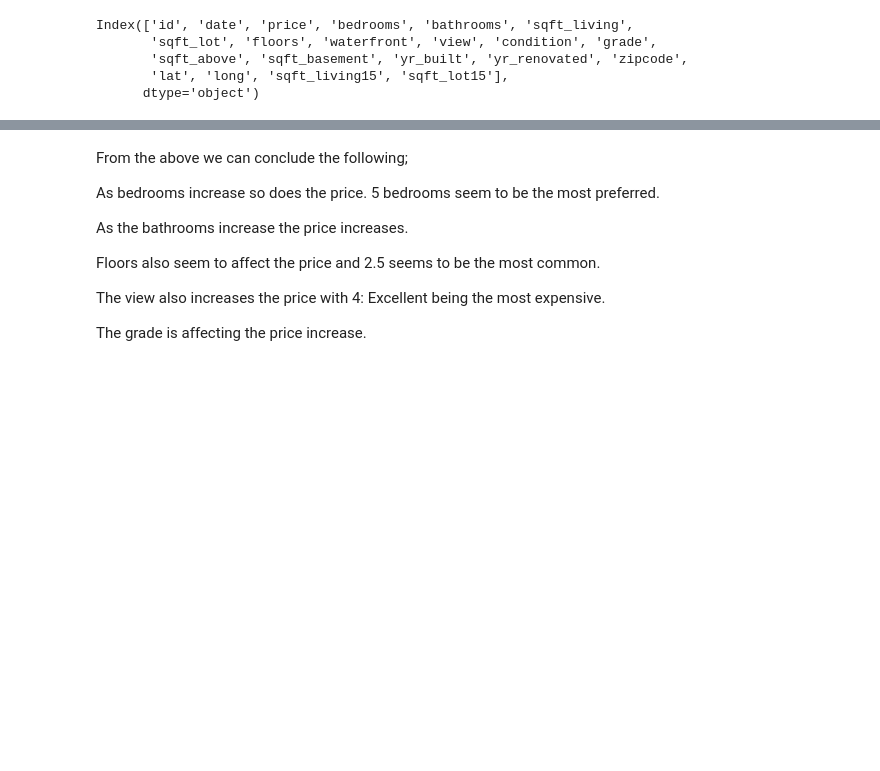
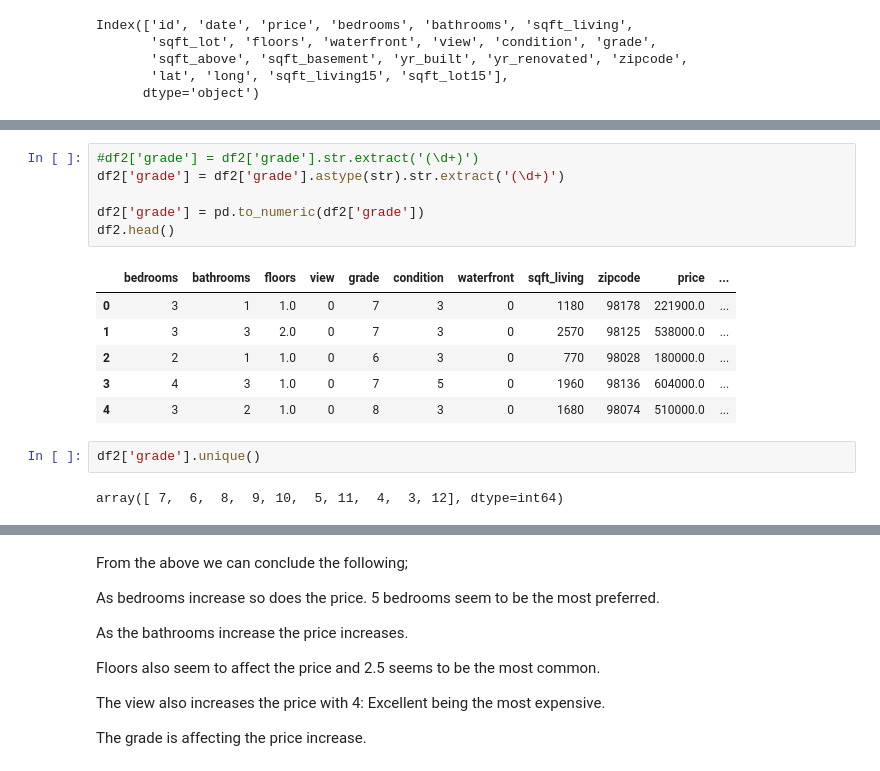
Before and after one commit to Lewis-Gitari/House-prices-model, a Jupyter notebook: PHASE TWO PROJECT FINAL CODE.ipynb, the cells around one changed output, grey strips where cells are left out. Drawn from its saved outputs; the diff is of its cells as text; blank space fills up the shorter version.

```diff
--- a/PHASE TWO PROJECT FINAL CODE.ipynb
+++ b/PHASE TWO PROJECT FINAL CODE.ipynb
@@ -655,0 +667,17 @@ for feature in features:
+# %%
+#df2['grade'] = df2['grade'].str.extract('(\d+)')
+df2['grade'] = df2['grade'].astype(str).str.extract('(\d+)')
+
+df2['grade'] = pd.to_numeric(df2['grade'])
+df2.head()
+# %% [output]
+|  | bedrooms | bathrooms | floors | view | grade | condition | waterfront | sqft_living | zipcode | price | ... |
+| 0 | 3 | 1 | 1.0 | 0 | 7 | 3 | 0 | 1180 | 98178 | 221900.0 | ... |
+| 1 | 3 | 3 | 2.0 | 0 | 7 | 3 | 0 | 2570 | 98125 | 538000.0 | ... |
+| 2 | 2 | 1 | 1.0 | 0 | 6 | 3 | 0 | 770 | 98028 | 180000.0 | ... |
+| 3 | 4 | 3 | 1.0 | 0 | 7 | 5 | 0 | 1960 | 98136 | 604000.0 | ... |
+| 4 | 3 | 2 | 1.0 | 0 | 8 | 3 | 0 | 1680 | 98074 | 510000.0 | ... |
+# %%
+df2['grade'].unique()
+# %% [output]
+array([ 7,  6,  8,  9, 10,  5, 11,  4,  3, 12], dtype=int64)
```
Also changed, not shown: parts of 17 cells of this notebook.
